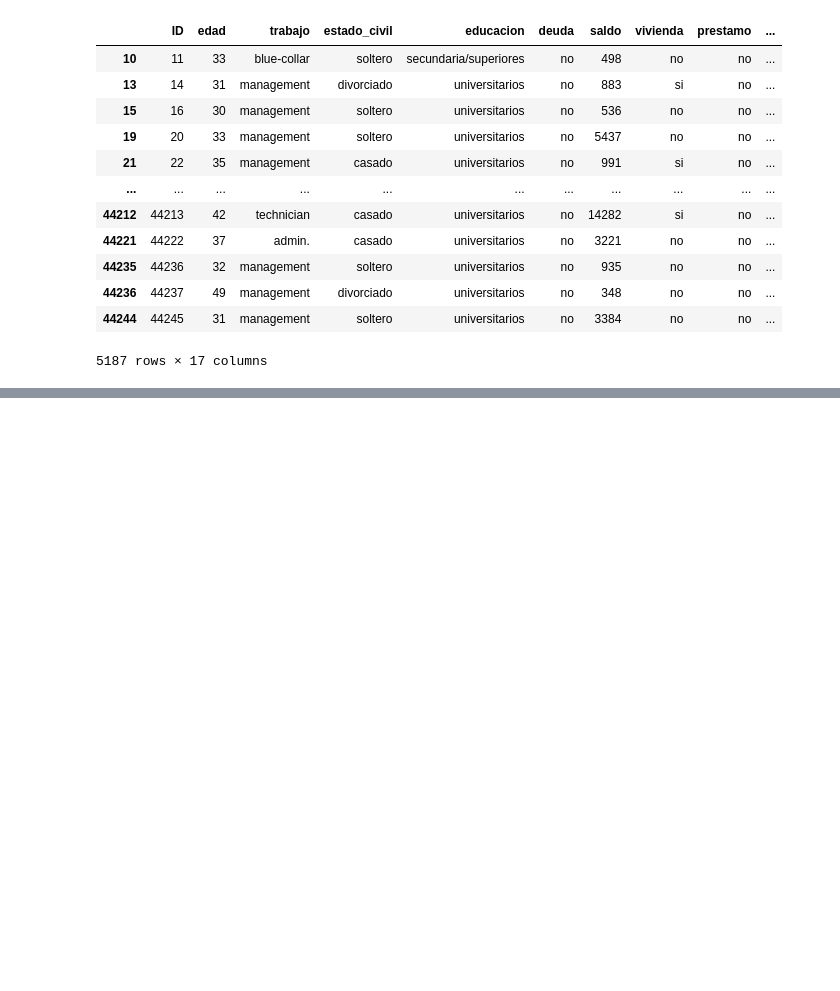
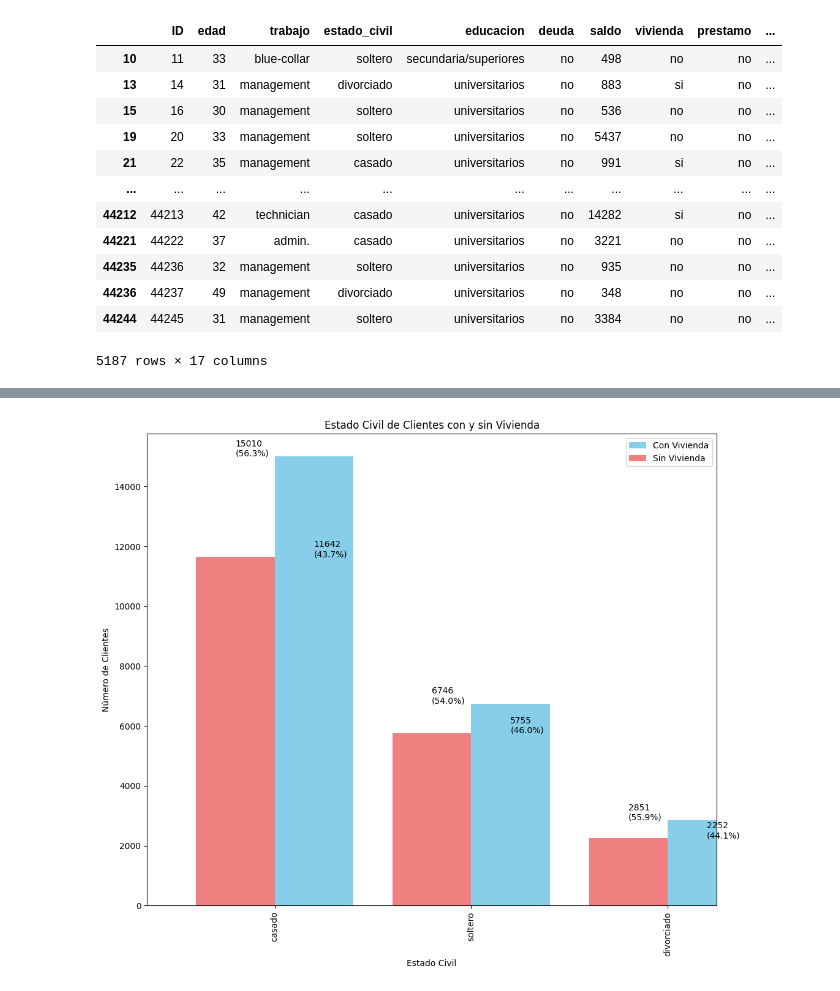
Before and after one commit to erxgli/Amacor_contexto_bancario, a Jupyter notebook: alexcsv.ipynb, the cells around one changed output, grey strips where cells are left out. Saved outputs shown, nothing was run; the diff lists cells and outputs as text; code cells hidden in the pictures; blank space fills up the shorter version.

```diff
--- a/alexcsv.ipynb
+++ b/alexcsv.ipynb
@@ -437,0 +469,36 @@ targetsi
+# %%
+import pandas as pd
+import matplotlib.pyplot as plt
+
+# Supongamos que df es tu DataFrame con los datos
+
+# Filtrar clientes con vivienda y estado civil
+con_vivienda = df[df['vivienda'] == 'si']
+sin_vivienda = df[df['vivienda'] == 'no']
+
+# Contar el estado civil de clientes con y sin vivienda
+con_vivienda_estado_civil = con_vivienda['estado_civil'].value_counts()
+sin_vivienda_estado_civil = sin_vivienda['estado_civil'].value_counts()
+
+# Crear un gráfico de barras apiladas
+fig, ax = plt.subplots(figsize=(12, 10))
+con_vivienda_estado_civil.plot(kind='bar', color='skyblue', label='Con Vivienda', position=0, width=0.4, ax=ax)
+sin_vivienda_estado_civil.plot(kind='bar', color='lightcoral', label='Sin Vivienda', position=1, width=0.4, ax=ax)
+
+ax.set_title('Estado Civil de Clientes con y sin Vivienda')
+ax.set_xlabel('Estado Civil')
+ax.set_ylabel('Número de Clientes')
+
+# Agregar anotaciones con cantidad y porcentaje
+for i, (con, sin) in enumerate(zip(con_vivienda_estado_civil, sin_vivienda_estado_civil)):
+    total = con + sin
+    porcentaje_con = (con / total) * 100
+    porcentaje_sin = (sin / total) * 100
+
+    plt.text(i - 0.2, con + 5, f'{con}\n({porcentaje_con:.1f}%)', color='black')
+    plt.text(i + 0.2, sin + 5, f'{sin}\n({porcentaje_sin:.1f}%)', color='black')
+
+ax.legend()
+plt.show()
+# %% [output]
+[figure, added]
```
Also changed, not shown: parts of 4 cells of this notebook.
